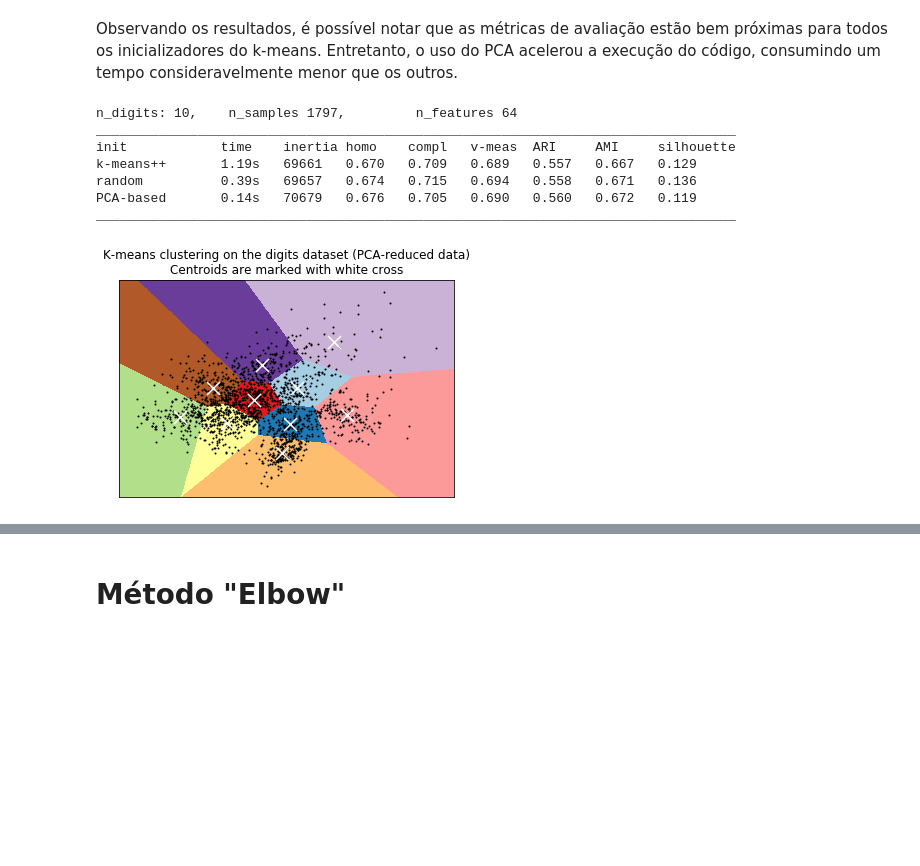
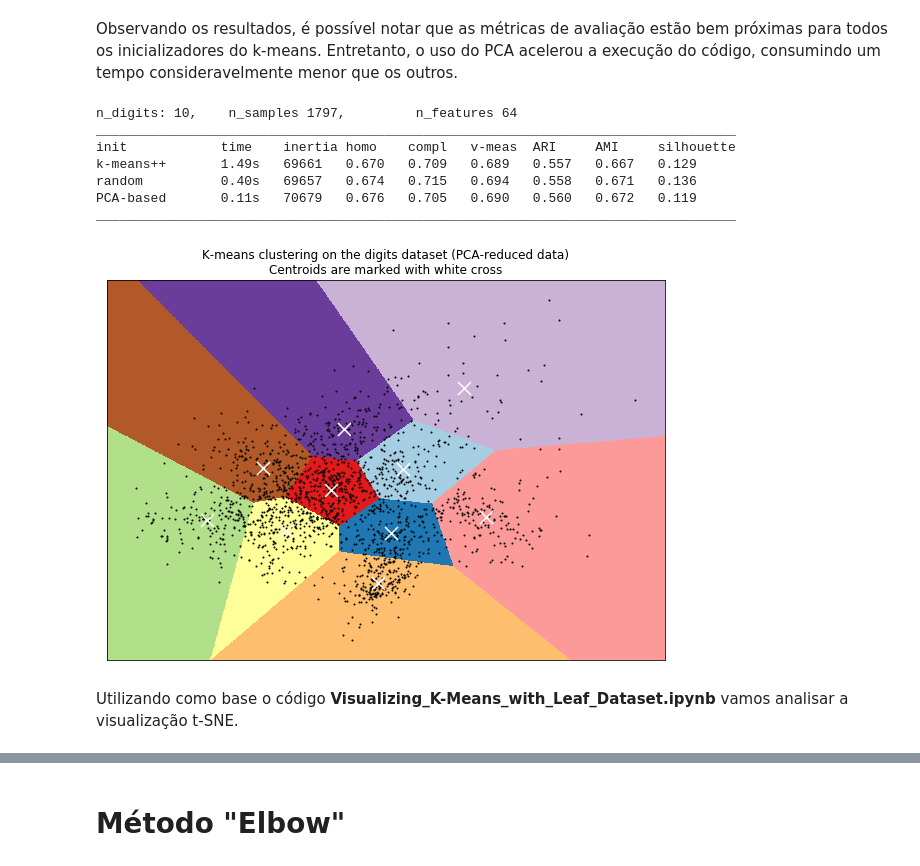
Before and after one commit to cordeirolibel/RPI, a Jupyter notebook: T03/kmeans.ipynb, the cells around one changed output, grey strips where cells are left out. Drawn from its saved outputs; the diff is of its cells as text; code cells hidden in the pictures; blank space fills up the shorter version.

```diff
--- a/T03/kmeans.ipynb
+++ b/T03/kmeans.ipynb
@@ -76,10 +76,13 @@ bench_k_means(KMeans(init='random', n_clusters=n_digits, n_init=10),
 
 # in this case the seeding of the centers is deterministic, hence we run the
 # kmeans algorithm only once with n_init=1
-pca = PCA(n_components=n_digits).fit(data)
-bench_k_means(KMeans(init=pca.components_, n_clusters=n_digits, n_init=1),
+pca_n_digits = PCA(n_components=n_digits)
+pca = pca_n_digits.fit(data)
+kmeans_n_digits = KMeans(init=pca.components_, n_clusters=n_digits, n_init=1)
+bench_k_means(kmeans_n_digits,
               name="PCA-based",
               data=data)
+predict = kmeans_n_digits.predict(data)
 print(82 * '_')
 
 # #############################################################################
@@ -99,35 +102,37 @@ xx, yy = np.meshgrid(np.arange(x_min, x_max, h), np.arange(y_min, y_max, h))
 
 # Obtain labels for each point in mesh. Use last trained model.
 Z = kmeans.predict(np.c_[xx.ravel(), yy.ravel()])
 
 # Put the result into a color plot
 Z = Z.reshape(xx.shape)
-plt.figure(1)
+plt.figure(1, figsize=(10,7))
 plt.clf()
 plt.imshow(Z, interpolation='nearest',
            extent=(xx.min(), xx.max(), yy.min(), yy.max()),
            cmap=plt.cm.Paired,
            aspect='auto', origin='lower')
 
 plt.plot(reduced_data[:, 0], reduced_data[:, 1], 'k.', markersize=2)
 # Plot the centroids as a white X
 centroids = kmeans.cluster_centers_
 plt.scatter(centroids[:, 0], centroids[:, 1],
             marker='x', s=169, linewidths=3,
             color='w', zorder=10)
 plt.title('K-means clustering on the digits dataset (PCA-reduced data)\n'
           'Centroids are marked with white cross')
 plt.xlim(x_min, x_max)
 plt.ylim(y_min, y_max)
 plt.xticks(())
 plt.yticks(())
 plt.show()
 # %% [output]
 n_digits: 10,    n_samples 1797,         n_features 64
 __________________________________________________________________________________
 init            time    inertia homo    compl   v-meas  ARI     AMI     silhouette
-k-means++       1.19s   69661   0.670   0.709   0.689   0.557   0.667   0.129
-random          0.39s   69657   0.674   0.715   0.694   0.558   0.671   0.136
-PCA-based       0.14s   70679   0.676   0.705   0.690   0.560   0.672   0.119
+k-means++       1.49s   69661   0.670   0.709   0.689   0.557   0.667   0.129
+random          0.40s   69657   0.674   0.715   0.694   0.558   0.671   0.136
+PCA-based       0.11s   70679   0.676   0.705   0.690   0.560   0.672   0.119
 __________________________________________________________________________________
-[figure, old version]
+[figure, new version]
+# %% [markdown]
+Utilizando como base o código __Visualizing_K-Means_with_Leaf_Dataset.ipynb__ vamos analisar a visualização t-SNE.
```
Also changed, not shown: parts of 11 cells of this notebook, 2 other files.
